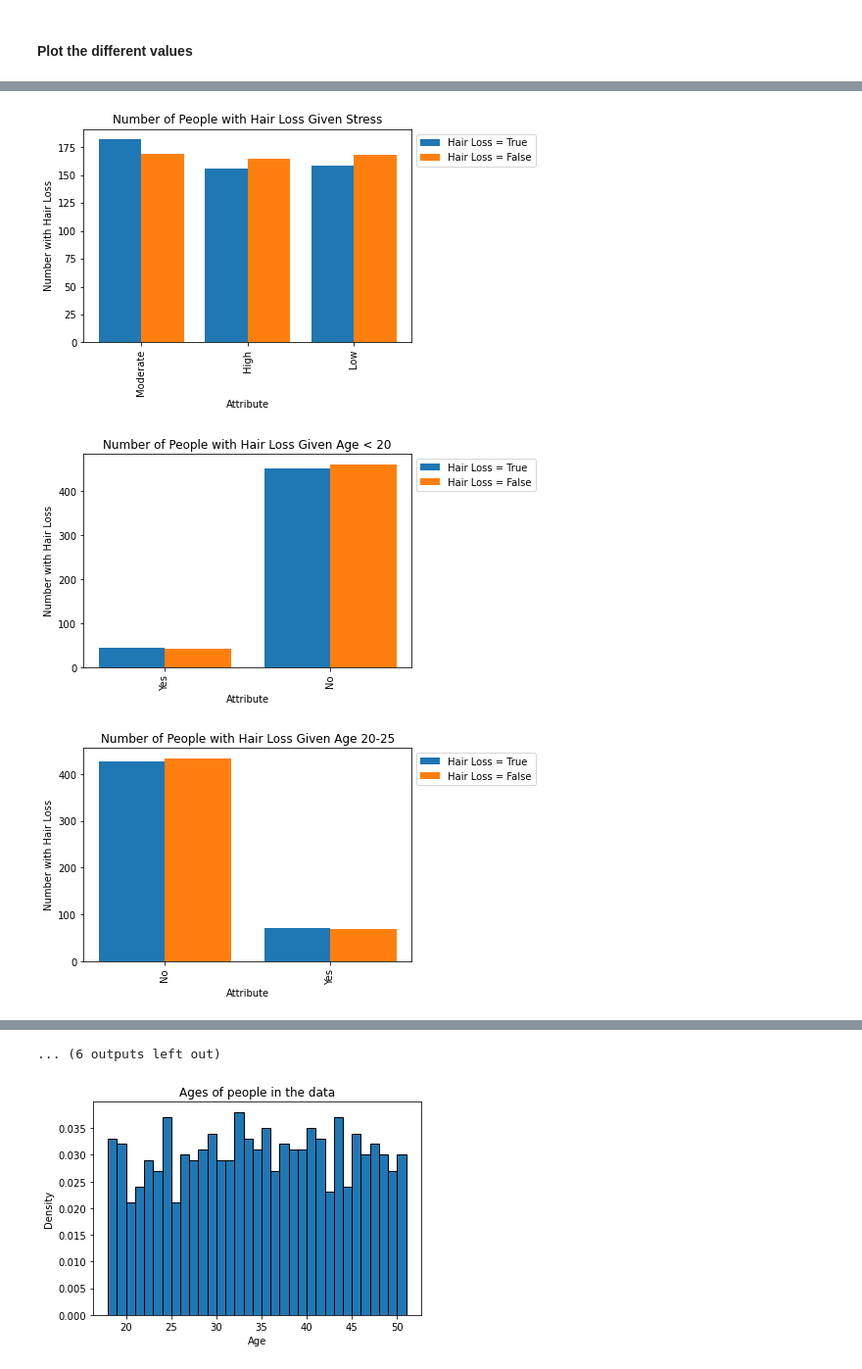
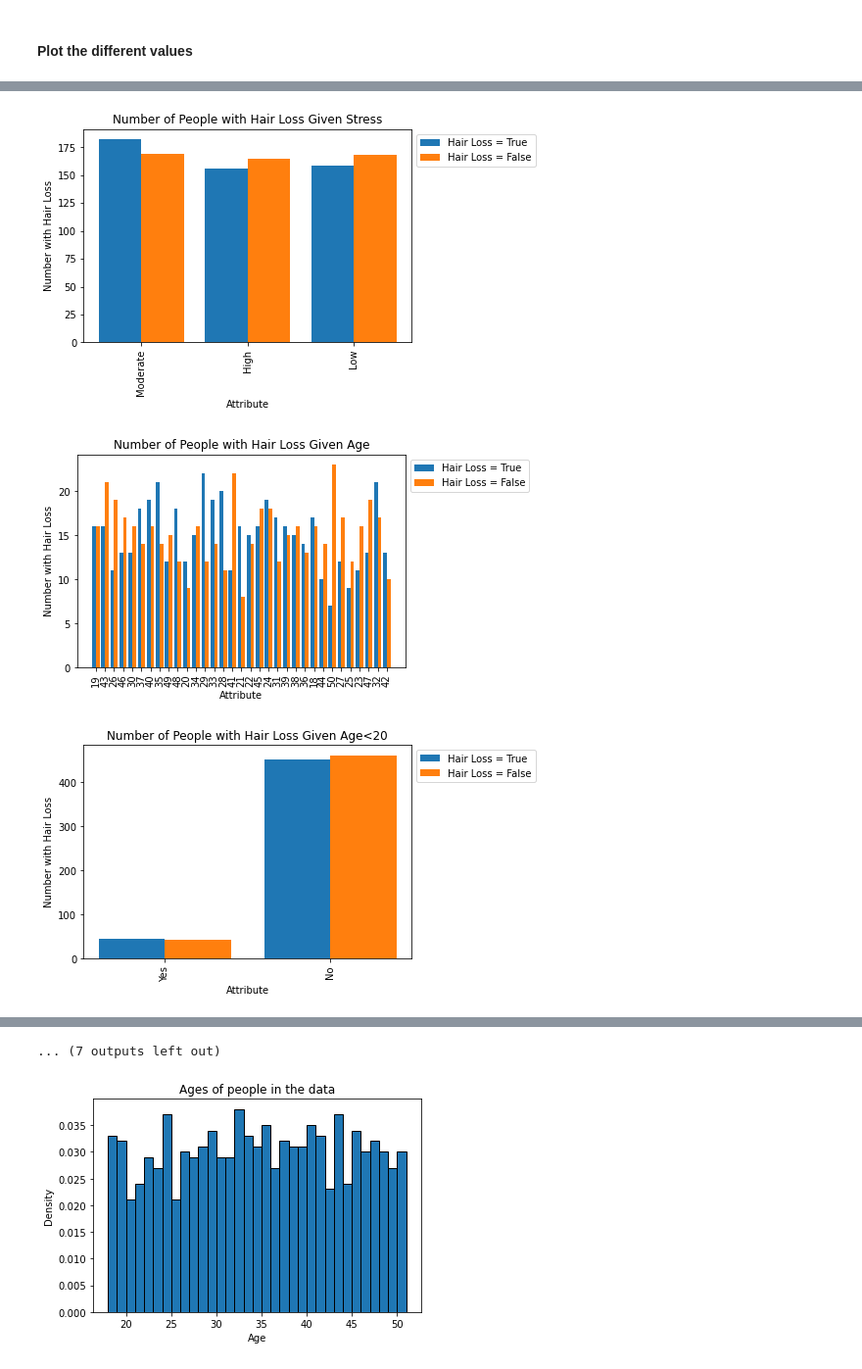
Before and after one commit to tannerwheeler/CS6850, a Jupyter notebook: FinalProjectCode.ipynb, the cells around one changed output, grey strips where cells are left out. Shown at 98% size. Cells and saved outputs as stored; diff of their text form; code cells hidden in the pictures.

```diff
--- a/FinalProjectCode.ipynb
+++ b/FinalProjectCode.ipynb
@@ -130,6 +179,8 @@ duplicates
 | 669 | 186979 | No | No | Seborrheic Dermatitis | Blood Pressure Medication | Vitamin E deficiency | ... |
 | 866 | 172639 | Yes | Yes | No Data | Accutane | Vitamin A Deficiency | ... |
 | 956 | 186979 | Yes | Yes | Seborrheic Dermatitis | Chemotherapy | No Data | ... |
+# %%
+data = data.drop(columns=['Id'])
 # %%
 data.describe(include='all').transpose()
 # %% [output]
@@ -189,34 +238,32 @@ for cat in keys:
 # %%
 keys = [i for i in data_age.keys()]
-keys.pop(0)
-keys.pop(6)
 
 for cat in keys:
     X = data_age[cat].unique()
     yes_list = []
     no_list = []
     for a in data_age[cat].unique():
         temp = data_age[data_age[cat] == a]
         yes_list.append(len(temp[temp['Hair Loss'] == True]))
         no_list.append(len(temp[temp['Hair Loss'] == False]))
 
     X_axis = np.arange(len(X))
 
     plt.bar(X_axis - 0.2, yes_list, 0.4, label='Hair Loss = True')
     plt.bar(X_axis + 0.2, no_list, 0.4, label='Hair Loss = False')
 
     plt.xticks(X_axis, X, rotation=90)
     plt.xlabel("Attribute")
     plt.ylabel("Number with Hair Loss")
     plt.title("Number of People with Hair Loss Given " + str(cat))
     plt.legend(bbox_to_anchor=(1.0, 1.0), loc='upper left')
     plt.show()
 # %% [output]
 [figure]
 [figure]
 [figure]
 [figure]
 [figure]
 [figure]
-[figure, old version]
+[figure, new version]
-[figure, old version]
+[figure, new version]
@@ -227,4 +274,4 @@ for cat in keys:
-... (6 outputs left out)
+... (7 outputs left out)
 # %%
 values = data['Age']
 plt.hist(values, bins=range(18, 52), edgecolor="black", density=True)
```
Also changed, not shown: parts of 18 cells of this notebook.
